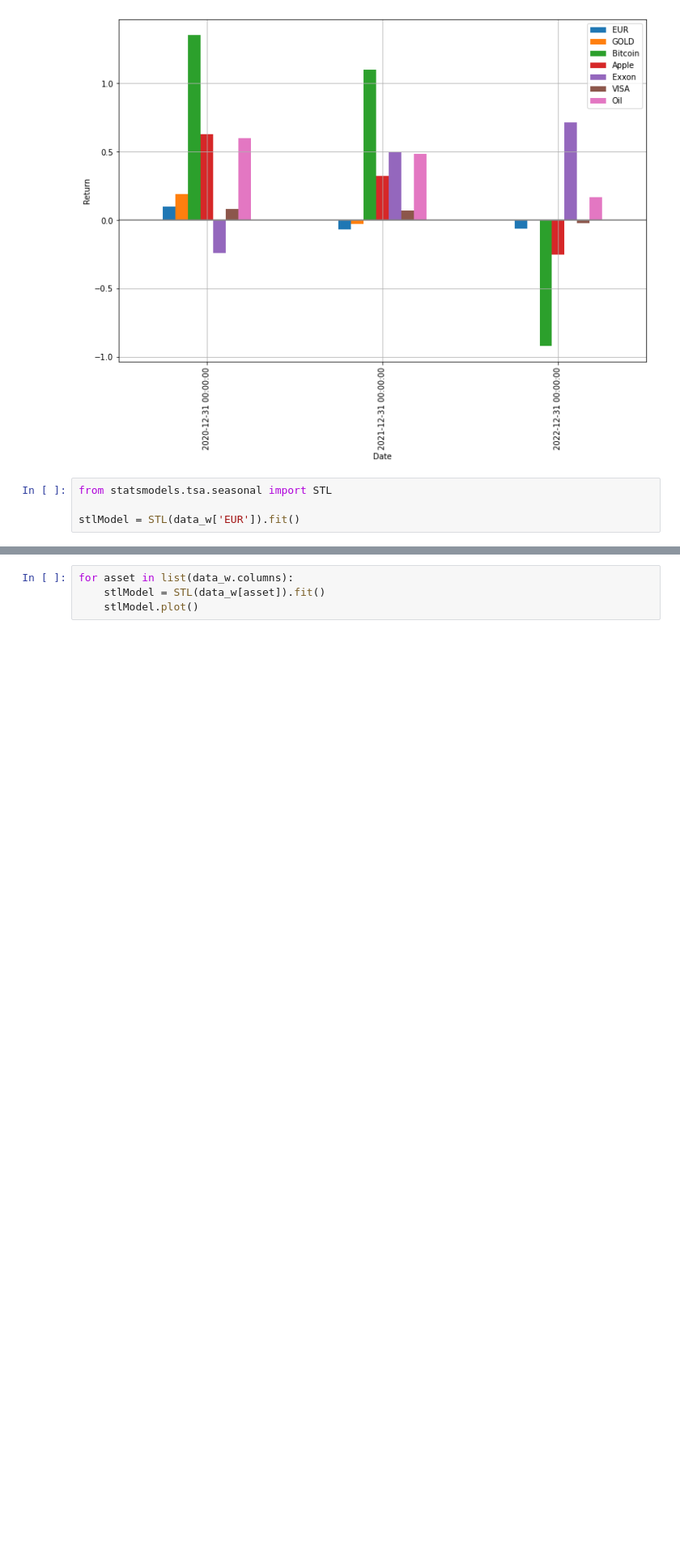
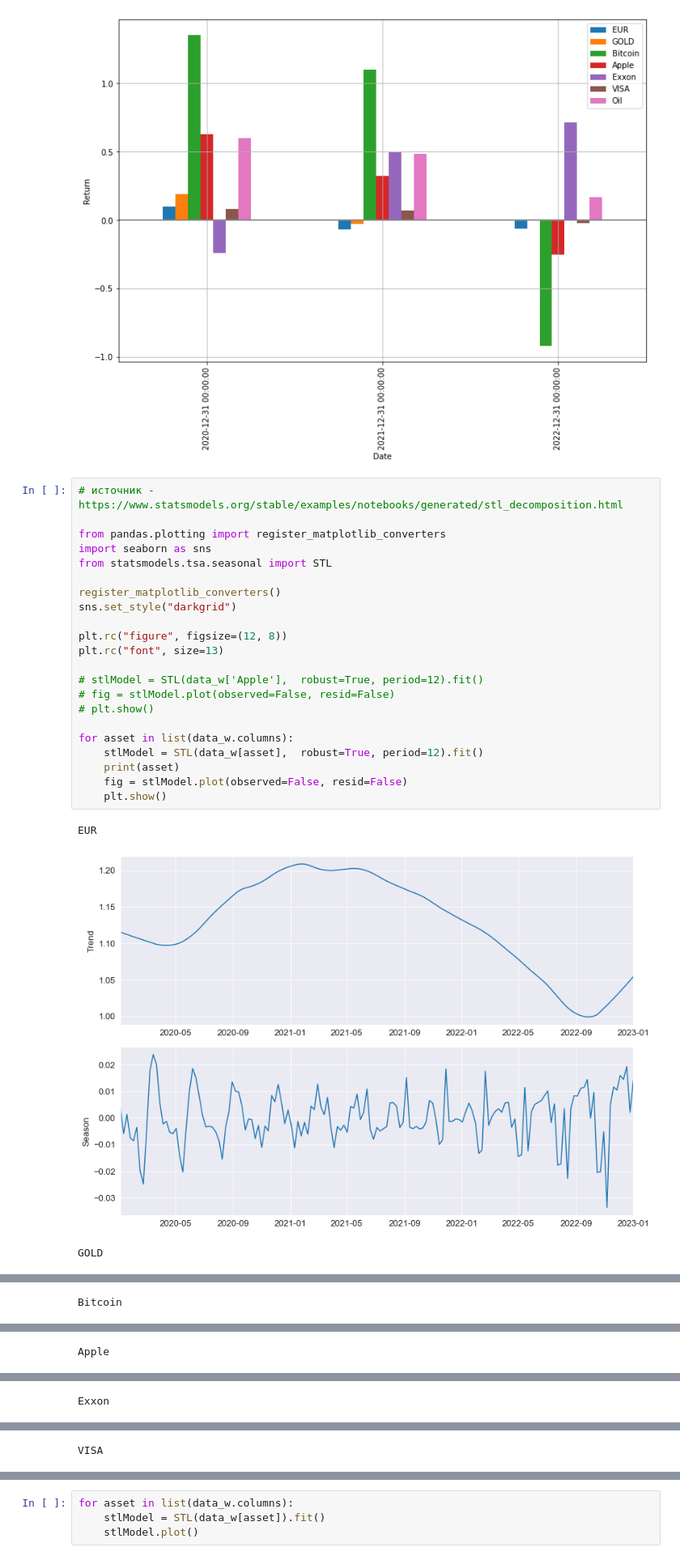
Before and after one commit to KayumovRu/RL-invest-optimization, a Jupyter notebook: notebooks/download_and_EDA.ipynb, the cells around one changed output, grey strips where cells are left out. Shown at 81% size. Drawn from its saved outputs; the diff is of its cells as text; blank space fills up the shorter version.

Commit message:
stl decomposition EDA

```diff
--- a/notebooks/download_and_EDA.ipynb
+++ b/notebooks/download_and_EDA.ipynb
@@ -268,7 +268,29 @@ plt.axhline(y=0, color='gray')
 plt.show()
 # %% [output]
 [figure]
-# %%
-from statsmodels.tsa.seasonal import STL
-
-stlModel = STL(data_w['EUR']).fit()
+# %%
+# источник - https://www.statsmodels.org/stable/examples/notebooks/generated/stl_decomposition.html
+
+from pandas.plotting import register_matplotlib_converters
+import seaborn as sns
+from statsmodels.tsa.seasonal import STL
+
+register_matplotlib_converters()
+sns.set_style("darkgrid")
+
+plt.rc("figure", figsize=(12, 8))
+plt.rc("font", size=13)
+
+# stlModel = STL(data_w['Apple'],  robust=True, period=12).fit()
+# fig = stlModel.plot(observed=False, resid=False)
+# plt.show()
+
+for asset in list(data_w.columns):
+    stlModel = STL(data_w[asset],  robust=True, period=12).fit()
+    print(asset)
+    fig = stlModel.plot(observed=False, resid=False)
+    plt.show()
+# %% [output]
+EUR
+[figure, added]
+GOLD
@@ -274,0 +298 @@ stlModel = STL(data_w['EUR']).fit()
+Bitcoin
@@ -274,0 +300 @@ stlModel = STL(data_w['EUR']).fit()
+Apple
@@ -274,0 +302 @@ stlModel = STL(data_w['EUR']).fit()
+Exxon
@@ -274,0 +304 @@ stlModel = STL(data_w['EUR']).fit()
+VISA
```
Also changed, not shown: parts of 8 cells of this notebook, 2 other files.
